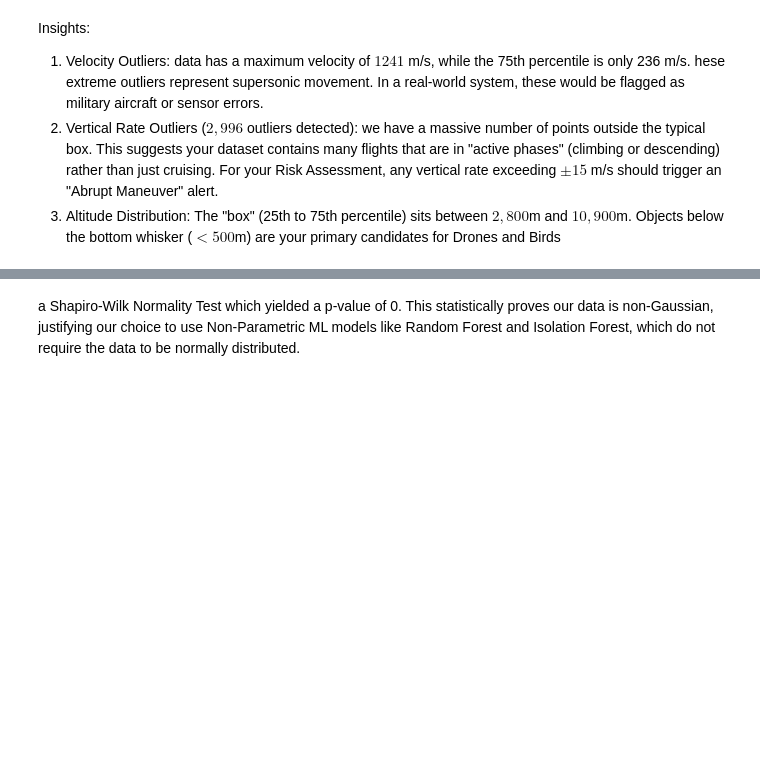
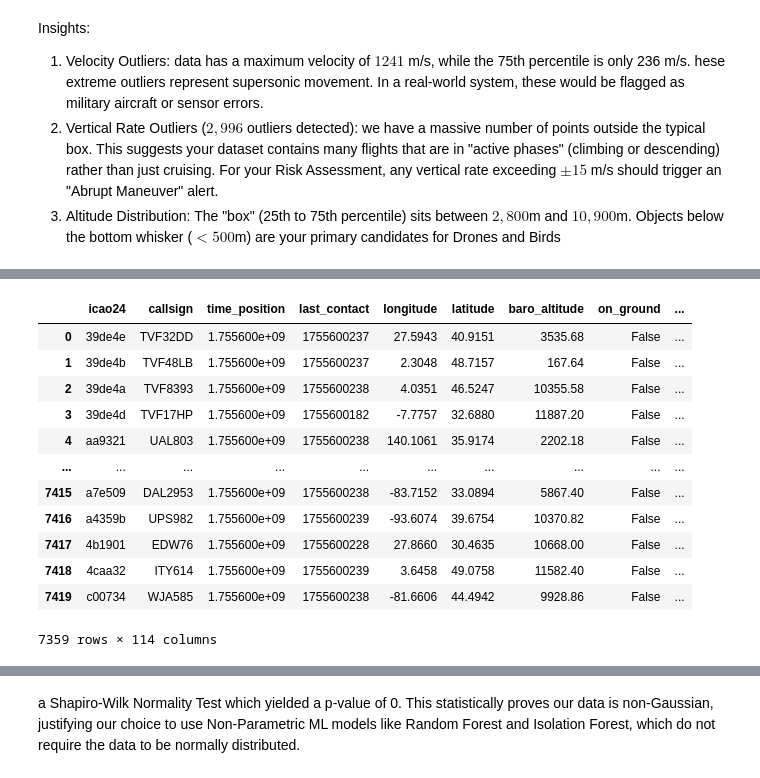
Before and after one commit to mrunmayee3108/airspace-monitoring-system, a Jupyter notebook: code.ipynb, the cells around one changed output, grey strips where cells are left out. Cells and saved outputs as stored; diff of their text form; code cells hidden in the pictures; blank space fills up the shorter version.

```diff
--- a/code.ipynb
+++ b/code.ipynb
@@ -210,3 +210,5 @@ hese extreme outliers represent supersonic movement. In a real-world system, the
 This suggests your dataset contains many flights that are in "active phases" (climbing or descending) rather than just cruising. For your Risk Assessment, any vertical rate exceeding $\pm 15$ m/s should trigger an "Abrupt Maneuver" alert.
 3. Altitude Distribution: The "box" (25th to 75th percentile) sits between $2,800$m and $10,900$m.
 Objects below the bottom whisker ($< 500$m) are your primary candidates for Drones and Birds
+# %%
+df_cleaned=df.copy()
@@ -212,0 +246,18 @@ Objects below the bottom whisker ($< 500$m) are your primary candidates for Dron
+# %%
+df_cleaned=pd.get_dummies(df_cleaned,columns=['origin_country'], drop_first=True )
+# %%
+df_cleaned
+# %% [output]
+|  | icao24 | callsign | time_position | last_contact | longitude | latitude | baro_altitude | on_ground | ... |
+| 0 | 39de4e | TVF32DD | 1.755600e+09 | 1755600237 | 27.5943 | 40.9151 | 3535.68 | False | ... |
+| 1 | 39de4b | TVF48LB | 1.755600e+09 | 1755600237 | 2.3048 | 48.7157 | 167.64 | False | ... |
+| 2 | 39de4a | TVF8393 | 1.755600e+09 | 1755600238 | 4.0351 | 46.5247 | 10355.58 | False | ... |
+| 3 | 39de4d | TVF17HP | 1.755600e+09 | 1755600182 | -7.7757 | 32.6880 | 11887.20 | False | ... |
+| 4 | aa9321 | UAL803 | 1.755600e+09 | 1755600238 | 140.1061 | 35.9174 | 2202.18 | False | ... |
+| ... | ... | ... | ... | ... | ... | ... | ... | ... | ... |
+| 7415 | a7e509 | DAL2953 | 1.755600e+09 | 1755600238 | -83.7152 | 33.0894 | 5867.40 | False | ... |
+| 7416 | a4359b | UPS982 | 1.755600e+09 | 1755600239 | -93.6074 | 39.6754 | 10370.82 | False | ... |
+| 7417 | 4b1901 | EDW76 | 1.755600e+09 | 1755600228 | 27.8660 | 30.4635 | 10668.00 | False | ... |
+| 7418 | 4caa32 | ITY614 | 1.755600e+09 | 1755600239 | 3.6458 | 49.0758 | 11582.40 | False | ... |
+| 7419 | c00734 | WJA585 | 1.755600e+09 | 1755600238 | -81.6606 | 44.4942 | 9928.86 | False | ... |
+7359 rows × 114 columns
```
Also changed, not shown: parts of 8 cells of this notebook.
